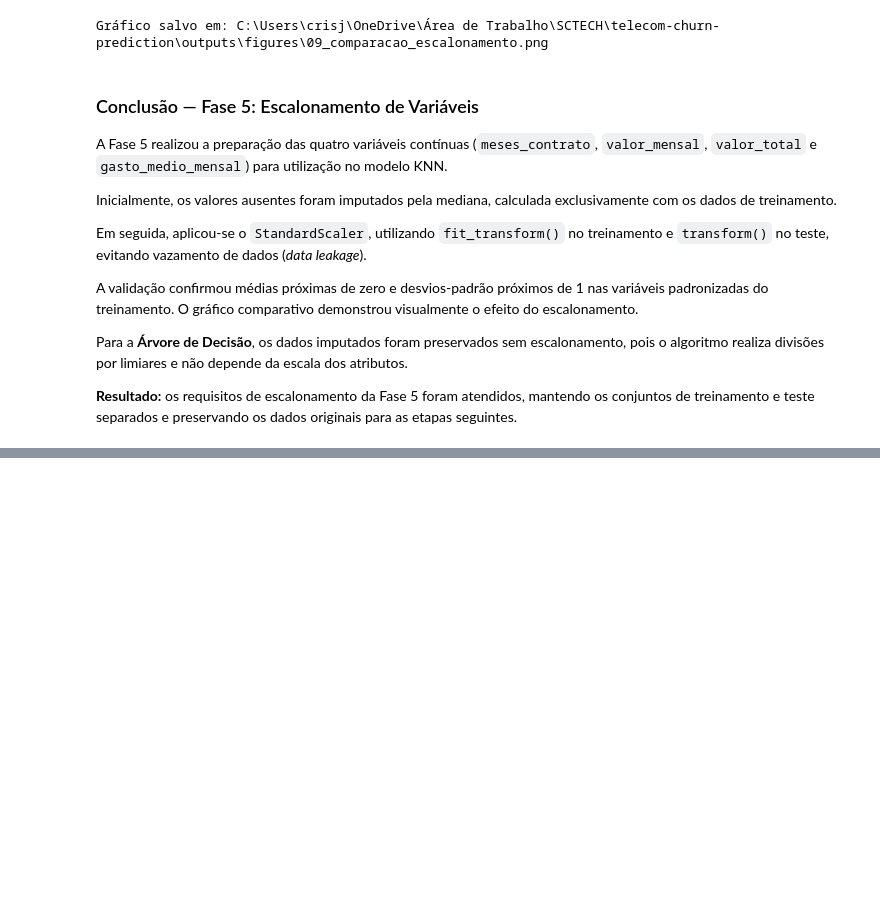
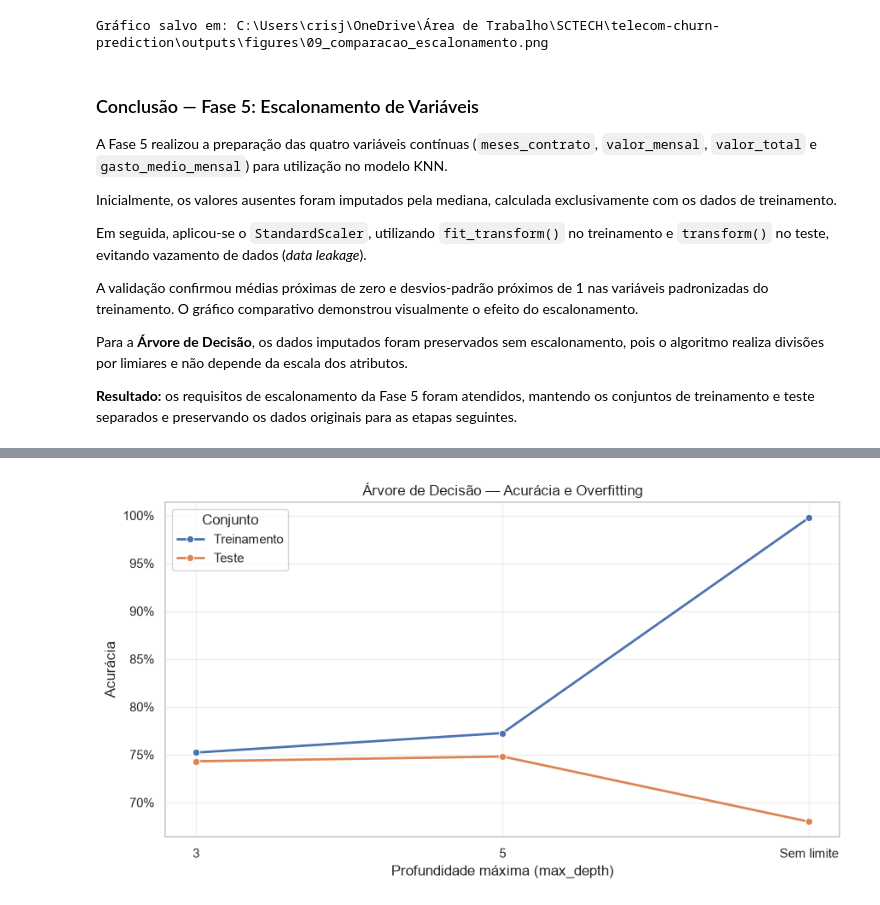
Before and after one commit to Cristina-Freitas/telecom-churn-prediction, a Jupyter notebook: notebooks/01_analise_exploratoria.ipynb, the cells around one changed output, grey strips where cells are left out. Saved outputs shown, nothing was run; the diff lists cells and outputs as text; code cells hidden in the pictures; blank space fills up the shorter version.

Commit message:
feat: ajuste de hiperparametros de KNN e arvore de decisao

```diff
--- a/notebooks/01_analise_exploratoria.ipynb
+++ b/notebooks/01_analise_exploratoria.ipynb
@@ -1519,0 +1702,18 @@ Para a **Árvore de Decisão**, os dados imputados foram preservados sem escalon
+# %%
+# Verificar se os registros balanceados pertencem ao treinamento
+assert X_train_bal.index.isin(X_train_knn_final.index).all()
+assert X_train_bal.index.isin(X_train_arvore_final.index).all()
+
+# Selecionar os registros balanceados para cada modelo
+X_train_knn_bal = X_train_knn_final.loc[X_train_bal.index].copy()
+X_train_arvore_bal = X_train_arvore_final.loc[X_train_bal.index].copy()
+
+# Preservar a variável-alvo balanceada
+y_train_modelos = y_train_bal.loc[X_train_bal.index].copy()
+
+# Conferir as dimensões
+print("KNN — Treinamento balanceado:", X_train_knn_bal.shape)
+print("Árvore — Treinamento balanceado:", X_train_arvore_bal.shape)
+print("Variável-alvo:", y_train_modelos.shape)
+print("\nDistribuição das classes:")
+print(y_train_modelos.value_counts())
@@ -1519,0 +1863,67 @@ Para a **Árvore de Decisão**, os dados imputados foram preservados sem escalon
+# %%
+# Preparar os resultados para visualização
+df_arvore_grafico = df_resultados_arvore.copy()
+
+# Identificar a profundidade sem limite
+df_arvore_grafico["max_depth"] = (
+    df_arvore_grafico["max_depth"]
+    .apply(lambda valor: "Sem limite" if pd.isna(valor) else str(int(valor)))
+)
+
+# Organizar os dados
+df_arvore_grafico = df_arvore_grafico.melt(
+    id_vars="max_depth",
+    value_vars=["acuracia_treino", "acuracia_teste"],
+    var_name="Conjunto",
+    value_name="Acurácia"
+)
+
+df_arvore_grafico["Conjunto"] = df_arvore_grafico["Conjunto"].replace({
+    "acuracia_treino": "Treinamento",
+    "acuracia_teste": "Teste"
+})
+
+# Criar o gráfico comparativo
+fig, ax = plt.subplots(figsize=(9, 5))
+
+sns.lineplot(
+    data=df_arvore_grafico,
+    x="max_depth",
+    y="Acurácia",
+    hue="Conjunto",
+    marker="o",
+    linewidth=2,
+    sort=False,
+    ax=ax
+)
+
+ax.set_title("Árvore de Decisão — Acurácia e Overfitting")
+ax.set_xlabel("Profundidade máxima (max_depth)")
+ax.set_ylabel("Acurácia")
+
+ax.yaxis.set_major_formatter(
+    plt.FuncFormatter(lambda valor, _: f"{valor:.0%}")
+)
+
+ax.grid(True, alpha=0.3)
+plt.tight_layout()
+
+# Salvar conforme o padrão do projeto
+DIRETORIO_FIGURAS = RAIZ_PROJETO / "outputs" / "figures"
+DIRETORIO_FIGURAS.mkdir(parents=True, exist_ok=True)
+
+CAMINHO_GRAFICO = (
+    DIRETORIO_FIGURAS / "12_acuracia_arvore_treino_teste.png"
+)
+
+fig.savefig(
+    CAMINHO_GRAFICO,
+    dpi=300,
+    bbox_inches="tight"
+)
+
+plt.show()
+
+print(f"Gráfico salvo em: {CAMINHO_GRAFICO}")
+# %% [output]
+[figure, added]
```
Also changed, not shown: parts of 25 cells of this notebook, 7 other files.
